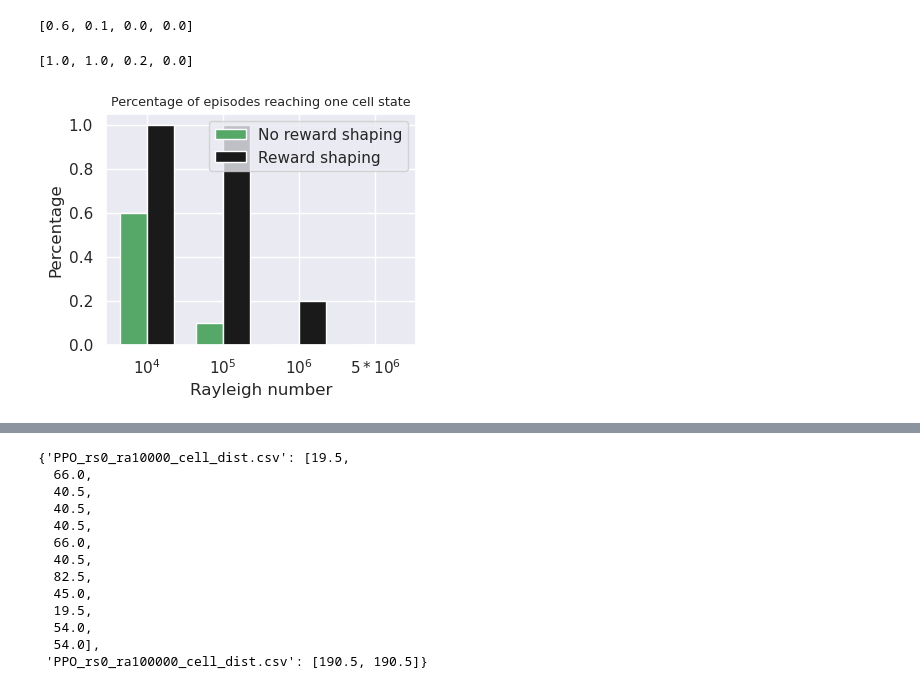
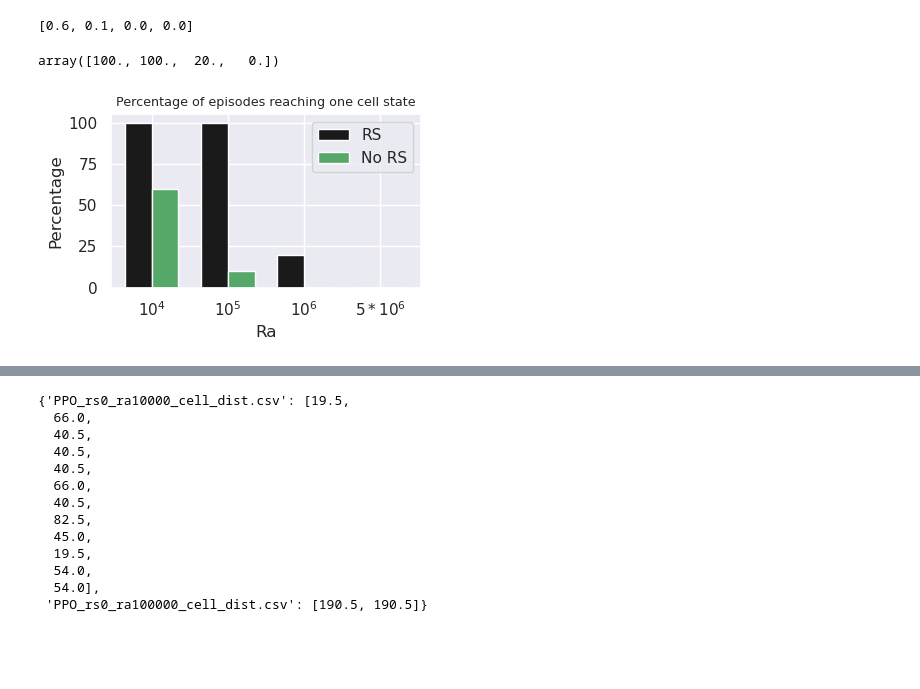
Before and after one commit to SAIL-project/RayleighBenard-Dataset, a Jupyter notebook: notebooks/results rewardshaping.ipynb, the cells around one changed output, grey strips where cells are left out. Drawn from its saved outputs; the diff is of its cells as text; code cells hidden in the pictures; blank space fills up the shorter version.

```diff
--- a/notebooks/results rewardshaping.ipynb
+++ b/notebooks/results rewardshaping.ipynb
@@ -5,6 +5,9 @@ import pandas
 import matplotlib.pyplot as plt
 import numpy as np
 import seaborn as sns
+
+figsize = (4, 2.25)
+title_fontsize = 9.2
 # %% [markdown]
 # Results for PPO, PD Control and Baseline
 # %%
@@ -92,25 +95,0 @@ plt.show()
-# %%
-# NOTE: Figures for generalization to different ra, or percentage reaching one cell state, or time to reach one cell state.
-
-# plot
-plt.figure(figsize=(10, 5))
-sns.set_theme()
-
-# x axis
-plt.xlim(8000, 10000000)
-plt.xticks(ticks=[10000, 100000, 1000000, 10000000], labels=["$10^4$","$10^5$","$10^6$", "$10^7$"])
-plt.xlabel("Ra")
-plt.xscale("log")
-
-# y axis
-plt.ylim(-20, 40)
-plt.ylabel("Nusselt Reduction in %")
-
-# plot data
-plt.errorbar(ra, mean_percent["ppo"], std_percent["ppo"], linestyle="-", marker='o', capsize=5, label="PPO")
-plt.errorbar(ra, mean_percent["ppo_ra10000"], std_percent["ppo_ra10000"], linestyle="-", marker='o', capsize=5, label="PPO ra10000")
-plt.errorbar(ra, mean_percent["ppo_ra100000"], std_percent["ppo_ra100000"], linestyle="-", marker='o', capsize=5, label="PPO ra100000")
-
-
-plt.legend()
-plt.show()
@@ -129,7 +105,7 @@ csv_files_nors = [
 
 csv_files_rs = [
      "PPO_rs25_ra10000_cell_dist.csv",
-     "PPO_rs50_ra100000_cell_dist.csv",
+     "PPO_rs25_ra100000_cell_dist.csv",
      "PPO_rs50_ra1000000_cell_dist.csv",
      "PPO_rs50_ra5000000_cell_dist.csv"
      ]
@@ -167,37 +143,37 @@ percentages_one_cell_nors = calculate_percentage(csv_files_nors, thres, nr_episo
 percentages_one_cell_nors
 # %% [output]
 [0.6, 0.1, 0.0, 0.0]
-# %%
-percentages_one_cell_rs
-# %% [output]
-[1.0, 1.0, 0.2, 0.0]
+# %%
+np.array(percentages_one_cell_rs) * 100
+# %% [output]
+array([100., 100.,  20.,   0.])
 # %%
 # Make a simple bar chart to show the result (with reward shaping and without reward shaping)
 # Sample data
 categories = [r'$10^4$', r'$10^5$', r'$10^6$', r'$5*10^6$']
-values_group1 = percentages_one_cell_nors
-values_group2 = percentages_one_cell_rs
+values_group1 = np.array(percentages_one_cell_rs) * 100
+values_group2 = np.array(percentages_one_cell_nors) * 100
 
 x = np.arange(len(categories))  # x locations for groups
 width = 0.35  # Width of bars
 
-fig, ax = plt.subplots(figsize=(4, 3))
+fig, ax = plt.subplots(figsize=figsize)
 
 # Plot bars for both groups
-bars1 = ax.bar(x - width/2, values_group1, width, color='g', label='No reward shaping')
-bars2 = ax.bar(x + width/2, values_group2, width, color='k', label='Reward shaping')
+bars1 = ax.bar(x - width/2, values_group1, width, color='k', label='RS')
+bars2 = ax.bar(x + width/2, values_group2, width, color='g', label='No RS')
 
 # Labels and title
-ax.set_xlabel("Rayleigh number")
+ax.set_xlabel("Ra")
 ax.set_ylabel("Percentage")
-ax.set_title("Percentage of episodes reaching one cell state", fontsize=9.2)
+ax.set_title("Percentage of episodes reaching one cell state", fontsize=title_fontsize)
 ax.set_xticks(x)
 ax.set_xticklabels(categories)
 ax.legend()
 
 plt.savefig("paperfigures/percentage_eps_onecell.svg", format="svg", bbox_inches="tight")
 
 # Show the plot
 plt.show()
 # %% [output]
-[figure, old version]
+[figure, new version]
```
Also changed, not shown: parts of 12 cells of this notebook, 11 other files.
